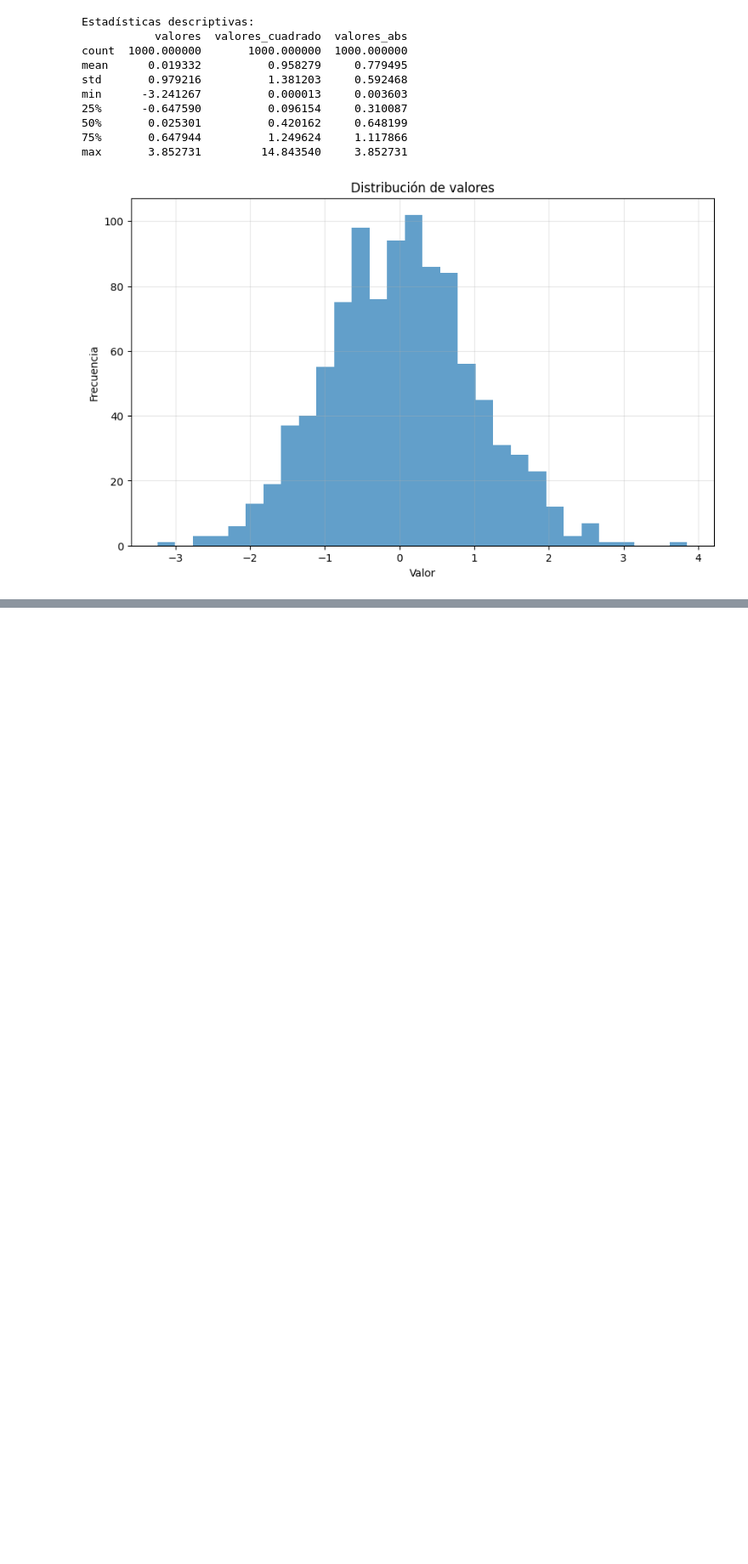
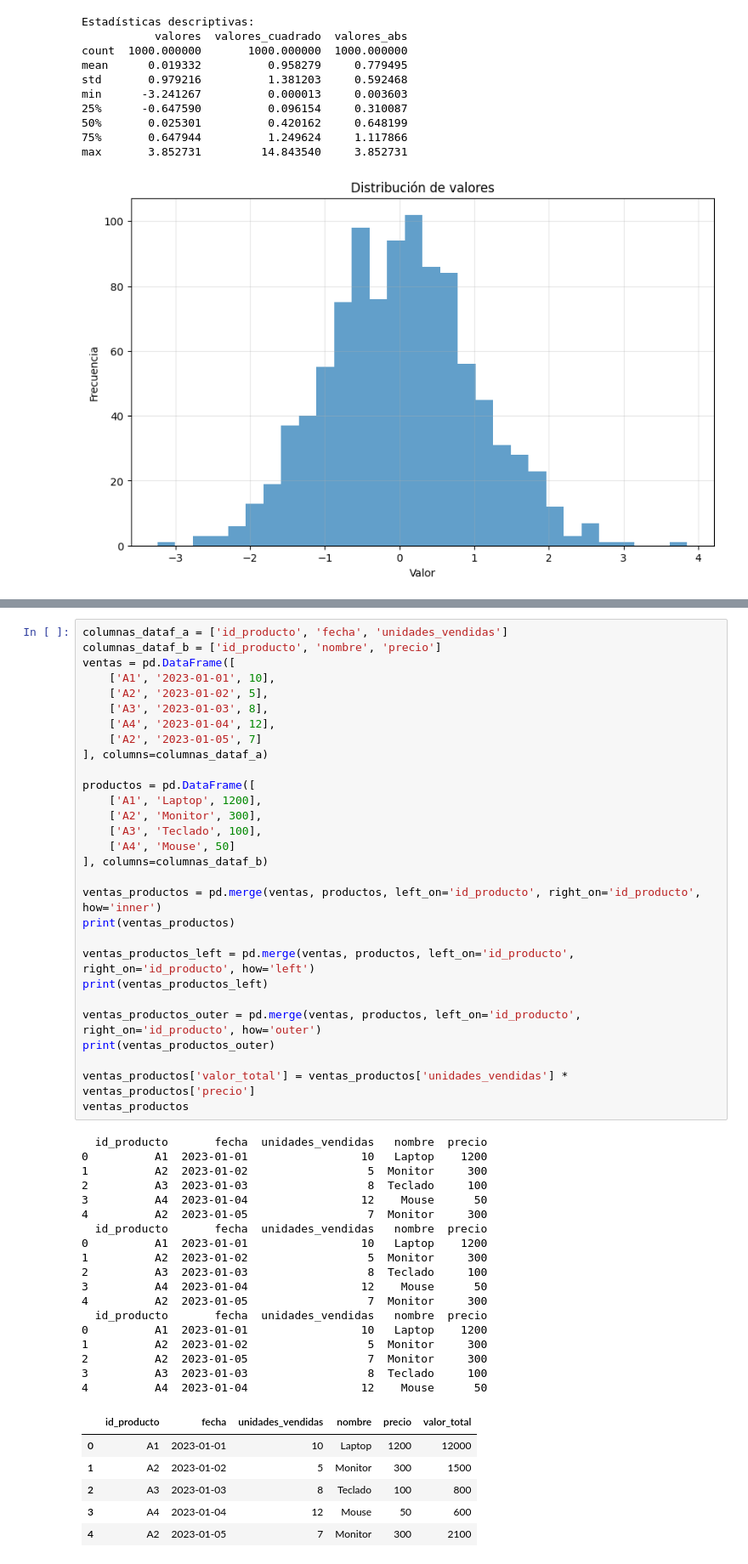
Before and after one commit to davidhermosilla/py_ejercicios, a Jupyter notebook: py_ejercicios/tema7.ipynb, the cells around one changed output, grey strips where cells are left out. Shown: that part at 85% size. Saved outputs shown, nothing was run; the diff lists cells and outputs as text; blank space fills up the shorter version.

```diff
--- a/py_ejercicios/tema7.ipynb
+++ b/py_ejercicios/tema7.ipynb
@@ -124,0 +1268,54 @@ max       3.852731         14.843540     3.852731
+# %%
+columnas_dataf_a = ['id_producto', 'fecha', 'unidades_vendidas']
+columnas_dataf_b = ['id_producto', 'nombre', 'precio']
+ventas = pd.DataFrame([
+    ['A1', '2023-01-01', 10],
+    ['A2', '2023-01-02', 5],
+    ['A3', '2023-01-03', 8],
+    ['A4', '2023-01-04', 12],
+    ['A2', '2023-01-05', 7]
+], columns=columnas_dataf_a)
+
+productos = pd.DataFrame([
+    ['A1', 'Laptop', 1200],
+    ['A2', 'Monitor', 300],
+    ['A3', 'Teclado', 100],
+    ['A4', 'Mouse', 50]
+], columns=columnas_dataf_b)
+
+ventas_productos = pd.merge(ventas, productos, left_on='id_producto', right_on='id_producto', how='inner')
+print(ventas_productos)
+
+ventas_productos_left = pd.merge(ventas, productos, left_on='id_producto', right_on='id_producto', how='left')
+print(ventas_productos_left)
+
+ventas_productos_outer = pd.merge(ventas, productos, left_on='id_producto', right_on='id_producto', how='outer')
+print(ventas_productos_outer)
+
+ventas_productos['valor_total'] = ventas_productos['unidades_vendidas'] * ventas_productos['precio']
+ventas_productos
+# %% [output]
+  id_producto       fecha  unidades_vendidas   nombre  precio
+0          A1  2023-01-01                 10   Laptop    1200
+1          A2  2023-01-02                  5  Monitor     300
+2          A3  2023-01-03                  8  Teclado     100
+3          A4  2023-01-04                 12    Mouse      50
+4          A2  2023-01-05                  7  Monitor     300
+  id_producto       fecha  unidades_vendidas   nombre  precio
+0          A1  2023-01-01                 10   Laptop    1200
+1          A2  2023-01-02                  5  Monitor     300
+2          A3  2023-01-03                  8  Teclado     100
+3          A4  2023-01-04                 12    Mouse      50
+4          A2  2023-01-05                  7  Monitor     300
+  id_producto       fecha  unidades_vendidas   nombre  precio
+0          A1  2023-01-01                 10   Laptop    1200
+1          A2  2023-01-02                  5  Monitor     300
+2          A2  2023-01-05                  7  Monitor     300
+3          A3  2023-01-03                  8  Teclado     100
+4          A4  2023-01-04                 12    Mouse      50
+|  | id_producto | fecha | unidades_vendidas | nombre | precio | valor_total |
+| 0 | A1 | 2023-01-01 | 10 | Laptop | 1200 | 12000 |
+| 1 | A2 | 2023-01-02 | 5 | Monitor | 300 | 1500 |
+| 2 | A3 | 2023-01-03 | 8 | Teclado | 100 | 800 |
+| 3 | A4 | 2023-01-04 | 12 | Mouse | 50 | 600 |
+| 4 | A2 | 2023-01-05 | 7 | Monitor | 300 | 2100 |
```
Also changed, not shown: parts of 43 cells of this notebook, 6 other files.
